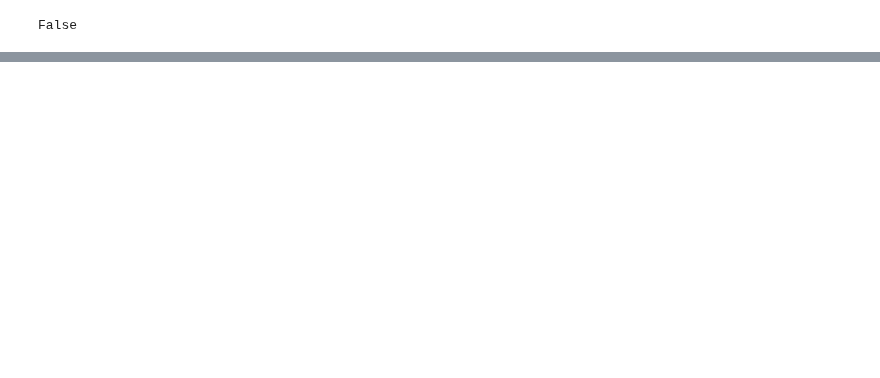
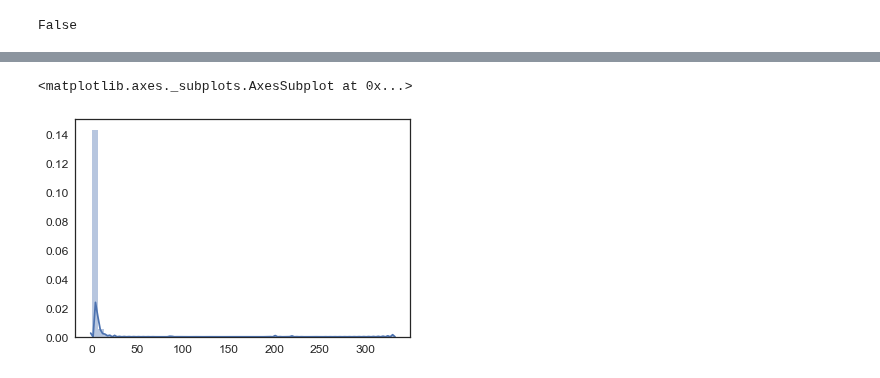
Before and after one commit to pblankley/itf_linking, a Jupyter notebook: linkitf/orbit_fitting.ipynb, the cells around one changed output, grey strips where cells are left out. Saved outputs shown, nothing was run; the diff lists cells and outputs as text; code cells hidden in the pictures; blank space fills up the shorter version.

Commit message:
add new example with images

```diff
--- a/linkitf/orbit_fitting.ipynb
+++ b/linkitf/orbit_fitting.ipynb
@@ -284,0 +271,2 @@ visual.make_figure('demo_train/UnnObs_Training_1_line_A_ec_labelled_2457308.5_pm
+# %%
+fit_dict, ad = cl._nlin_fits(results_ext[1],res_dict,0.4,0.0,util.lunation_center(-14))
@@ -284,0 +298,6 @@ visual.make_figure('demo_train/UnnObs_Training_1_line_A_ec_labelled_2457308.5_pm
+# %%
+errs = [i[2] for i in fit_dict.values()]
+sns.distplot(errs)
+# %% [output]
+<matplotlib.axes._subplots.AxesSubplot at 0x...>
+[figure, added]
```
Also changed, not shown: parts of 16 cells of this notebook, 1 other file.
